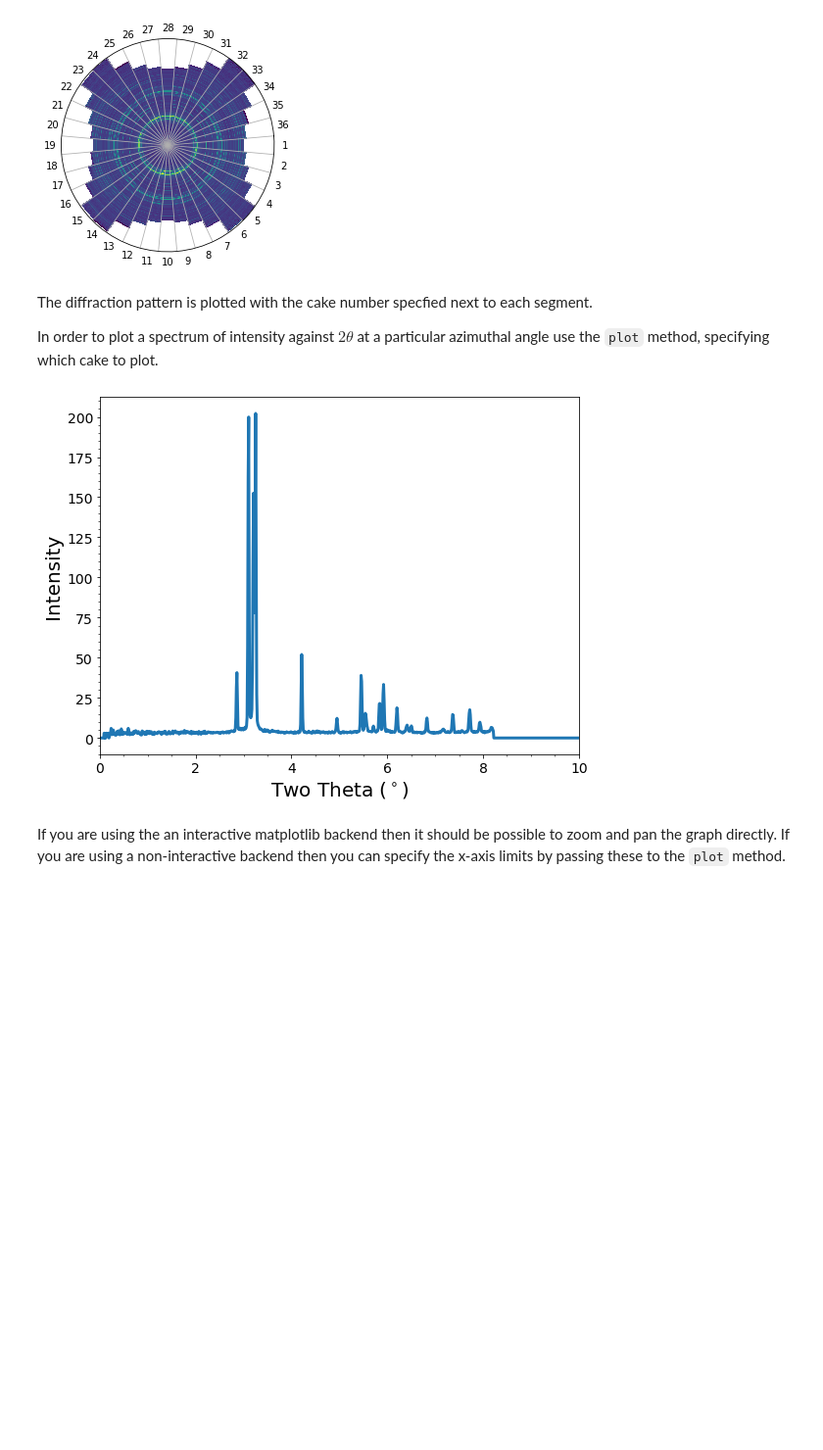
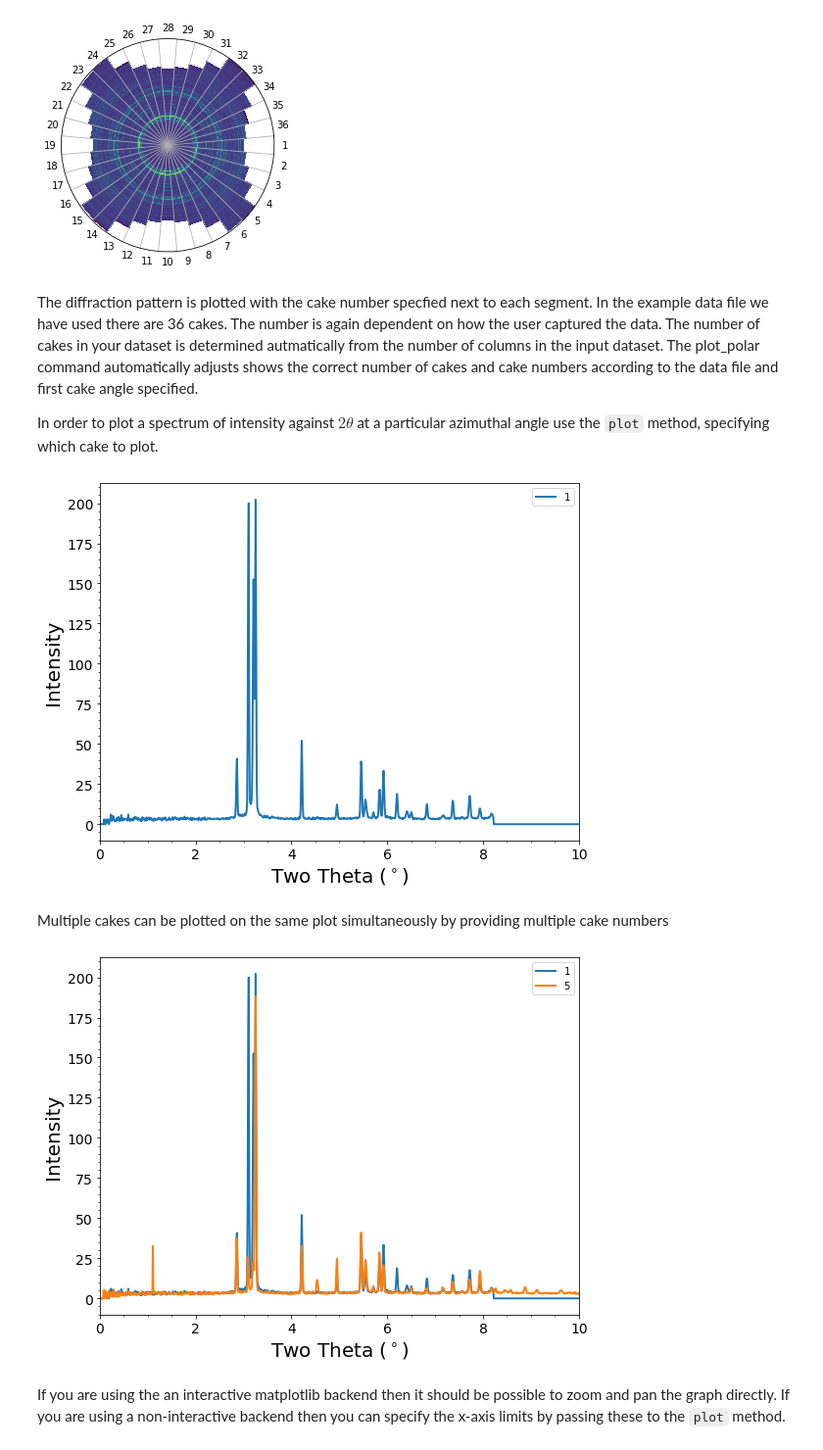
Before and after one commit to LightForm-group/xrdfit, a Jupyter notebook: tutorial notebooks/1 - Basic analysis workflow.ipynb, the cells around one changed output. Shown: that part at 98% size. Cells and saved outputs as stored; diff of their text form; code cells hidden in the pictures; blank space fills up the shorter version.

Commit message:
Added cake selection visualization.
Added merge type to plot to allow plotting individual or merged
cakes on a plot.

```diff
--- a/tutorial notebooks/1 - Basic analysis workflow.ipynb
+++ b/tutorial notebooks/1 - Basic analysis workflow.ipynb
@@ -21 +29,3 @@ from spectrum_fitting import PeakParams, MaximumParams
+# %%
+first_cake_angle = 90
 # %% [markdown]
@@ -34,7 +40,7 @@ file_path = '../example_data/adc_041_7Nb_NDload_700C_15mms_00001.dat'
 # %% [markdown]
 To fit the peaks in a spectrum, the diffraction pattern must first be loaded into a `FitSpectrum` object. The data for the whole diffraction pattern is stored in the instance of the object. In this case we name our instance *spectral_data*.
 # %%
-spectral_data = spectrum_fitting.FitSpectrum(file_path)
+spectral_data = spectrum_fitting.FitSpectrum(file_path, first_cake_angle)
 # %% [output]
 Diffraction pattern successfully loaded from file.
 # %% [markdown]
@@ -46,13 +52,20 @@ spectral_data.plot_polar()
 # %% [output]
 [figure]
 # %% [markdown]
-The diffraction pattern is plotted with the cake number specfied next to each segment.
+The diffraction pattern is plotted with the cake number specfied next to each segment. In the example data file we have used there are 36 cakes. The number is again dependent on how the user captured the data. The number of cakes in your dataset is determined autmatically from the number of columns in the input dataset. The plot_polar command automatically adjusts shows the correct number of cakes and cake numbers according to the data file and first cake angle specified.
+
 
 In order to plot a spectrum of intensity against $2\theta$ at a particular azimuthal angle use the `plot` method, specifying which cake to plot.
 # %%
 spectral_data.plot(1)
 # %% [output]
-[figure, old version]
+[figure, new version]
+# %% [markdown]
+Multiple cakes can be plotted on the same plot simultaneously by providing multiple cake numbers
+# %%
+spectral_data.plot([1, 5])
+# %% [output]
+[figure, added]
 # %% [markdown]
 If you are using the an interactive matplotlib backend then it should be possible to zoom and pan the graph directly.
 If you are using a non-interactive backend then you can specify the x-axis limits by passing these to the `plot`
```
Also changed, not shown: parts of 5 cells of this notebook, 3 other files.
